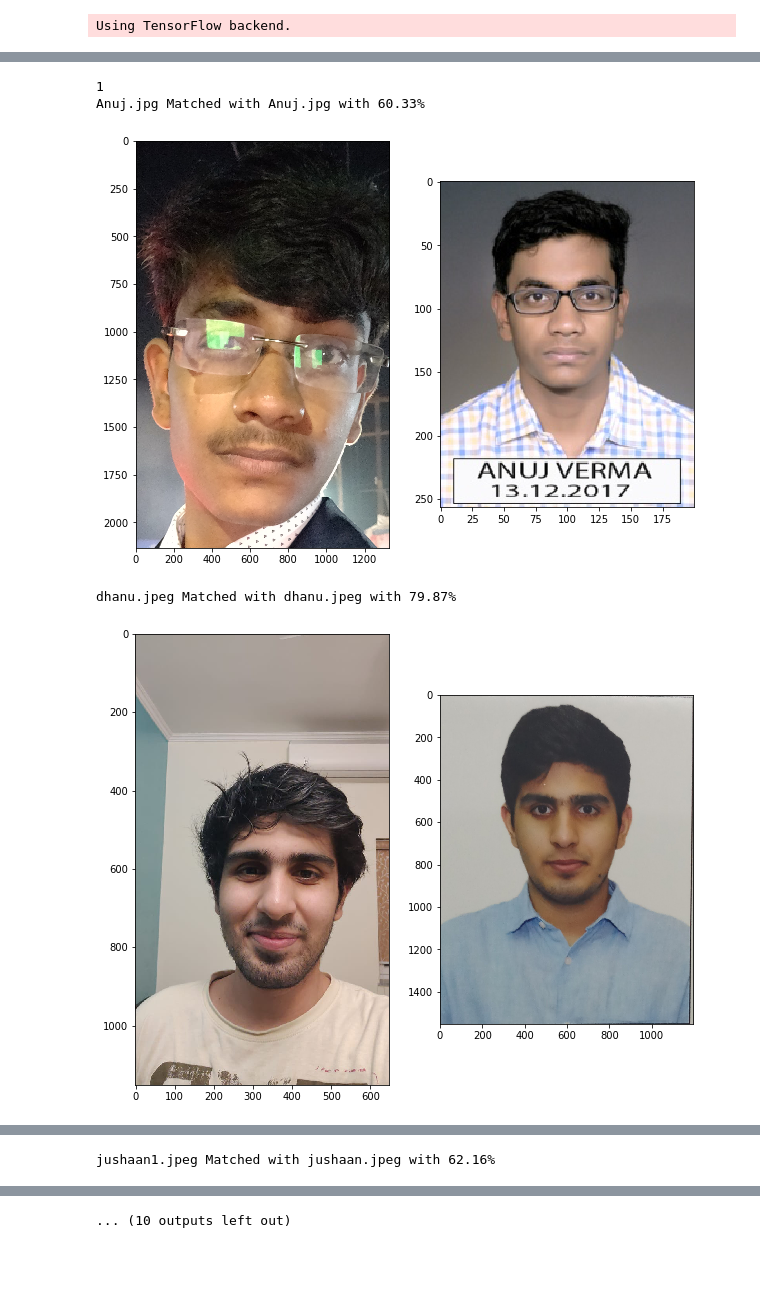
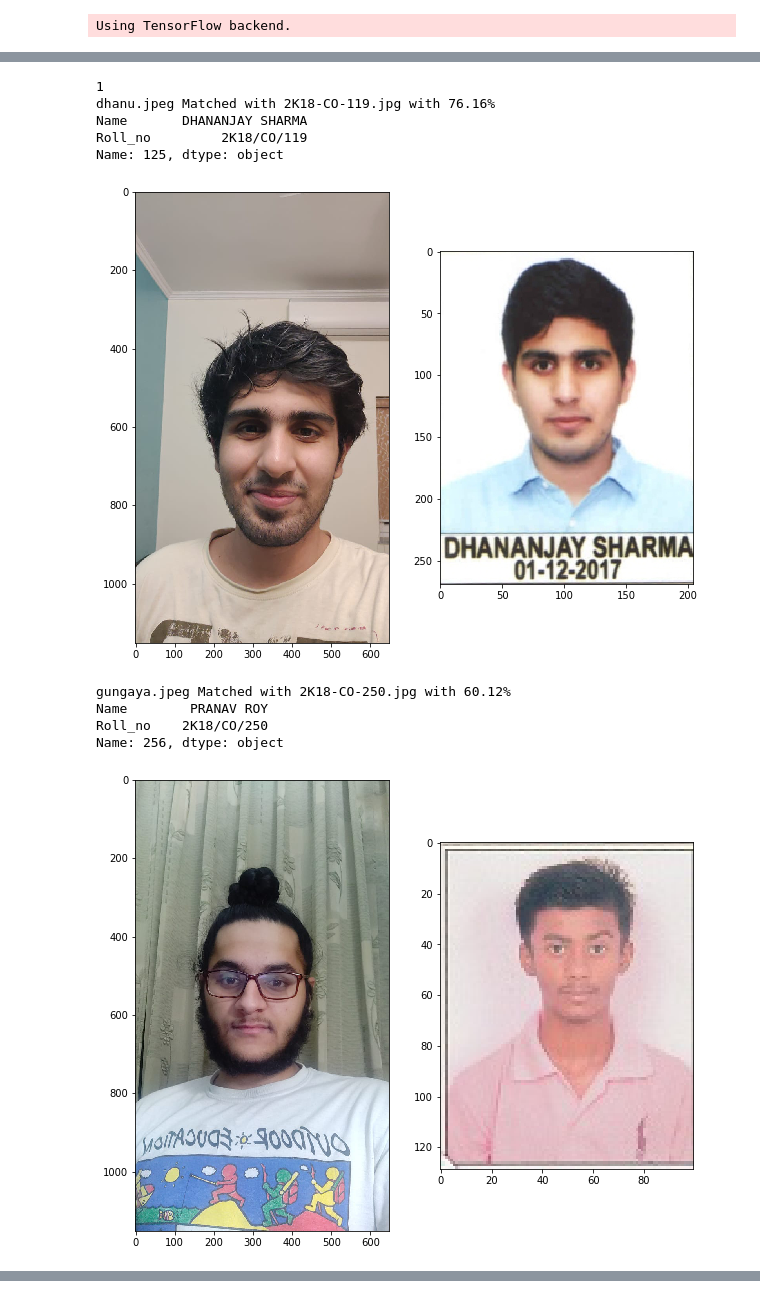
Before and after one commit to Josh1108/Face-Recognition-1, a Jupyter notebook: face_recog_lite.ipynb, the cells around one changed output, grey strips where cells are left out. Cells and saved outputs as stored; diff of their text form; code cells hidden in the pictures; blank space fills up the shorter version.

```diff
--- a/face_recog_lite.ipynb
+++ b/face_recog_lite.ipynb
@@ -38,7 +39,17 @@ def get_embeddings(filenames):
     array = []
     for f in filenames:
         iden.append(f)
-        faces = extract_face('./dataset/' + f)
+        try:
+            faces = extract_face('./dataset/' + f)
+        except:
+            print('Face not detected taking whole image {}'.format(f))
+            try:
+                faces = pyplot.imread('./dataset/' + f)
+                faces = faces.resize((224, 224))
+                faces = asarray(image)
+            except:
+                print("Whole image couldn't be taken.{} is skipped".format(f))
+                continue
         # convert into an array of samples
         samples = asarray(faces, 'float32')
         # prepare the face for the model, e.g. center pixels
@@ -58,33 +72,54 @@ embeddings = get_embeddings(filenames)
+# %%
+df = pd.read_excel('dtu/2k18 co students list.xlsx',header=None,sheet_name='Sheet2', names=['Name','Roll_no','photo_name'])
 # %%
 # define new photo embedding
 n = int(input())
 for f in os.listdir('./test/'):
-    new_face = extract_face('./test/' + f)
-    new_face = asarray(new_face, 'float32')
+    try:
+        face_array = extract_face('./test/' + f)
+    except:
+        print('Face not detected taking whole image {}'.format(f))
+        try:
+            face_array = pyplot.imread('./dataset/' + f)
+            face_array = faces.resize((224, 224))
+            face_array = asarray(image)
+        except:
+            print("Whole image couldn't be taken.{} is skipped".format(f))
+            continue
+    new_face = asarray(face_array, 'float32')
     new_face = preprocess_input(new_face, version=2)
     new_face = new_face.reshape(1,224,224,3)
     new_user_emb = model.predict(new_face)
     new_user_emb = new_user_emb.reshape(-1)
 
     # verify known photos of sharon
     ans = []
     for emb in embeddings:
         ans.append(cosine(emb,new_user_emb))
     index = np.argsort(ans)
     for i in range(0,n):
         per = (1-ans[index[i]])*100
         per = "{:.2f}".format(per)
         print('{} Matched with {} with {}%'.format(f, iden[index[i]],per))
+        for j,a in enumerate(df['photo_name']):
+            if a + '.jpg'== iden[index[i]]:
+                print(df.iloc[j,0:2])
         fig, ax = plt.subplots(1,2, figsize=(10, 10))
         pers = pyplot.imread('./test/' + f)
         matc = pyplot.imread('./dataset/' + iden[index[i]])
         ax[0].imshow(pers)
         ax[1].imshow(matc)
         plt.show()
     print('\n')
 # %% [output]
 1
-Anuj.jpg Matched with Anuj.jpg with 60.33%
+dhanu.jpeg Matched with 2K18-CO-119.jpg with 76.16%
+Name       DHANANJAY SHARMA
+Roll_no         2K18/CO/119
+Name: 125, dtype: object
-[figure, old version]
+[figure, new version]
-dhanu.jpeg Matched with dhanu.jpeg with 79.87%
+gungaya.jpeg Matched with 2K18-CO-250.jpg with 60.12%
+Name        PRANAV ROY
+Roll_no    2K18/CO/250
+Name: 256, dtype: object
-[figure, old version]
+[figure, new version]
@@ -97 +140,0 @@ jushaan.jpeg Matched with jushaan.jpeg with 81.53%
-jushaan1.jpeg Matched with jushaan.jpeg with 62.16%
@@ -99 +140,0 @@ jushaan1.jpeg Matched with jushaan.jpeg with 62.16%
-... (10 outputs left out)
```
Also changed, not shown: parts of 3 cells of this notebook.
